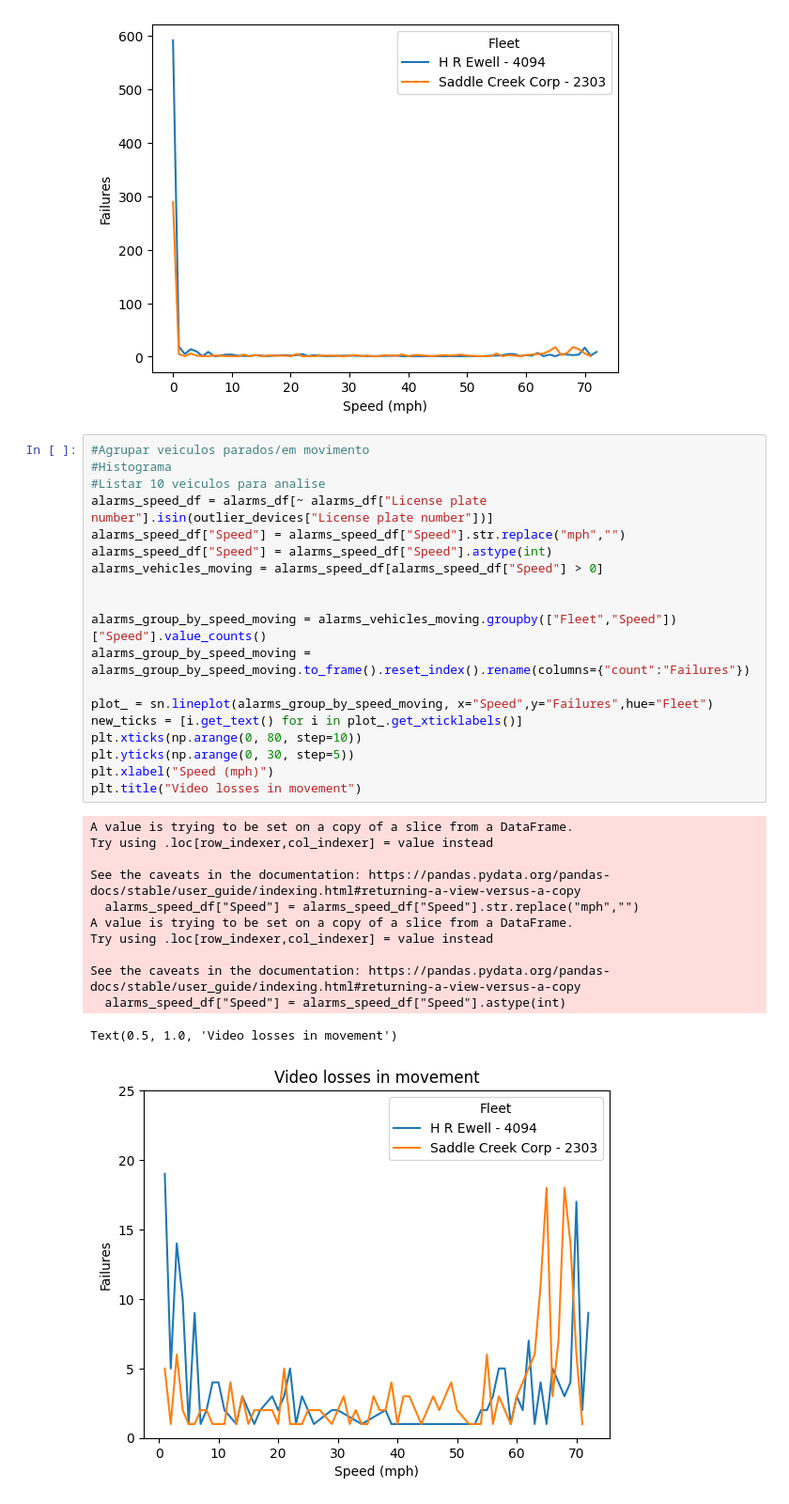
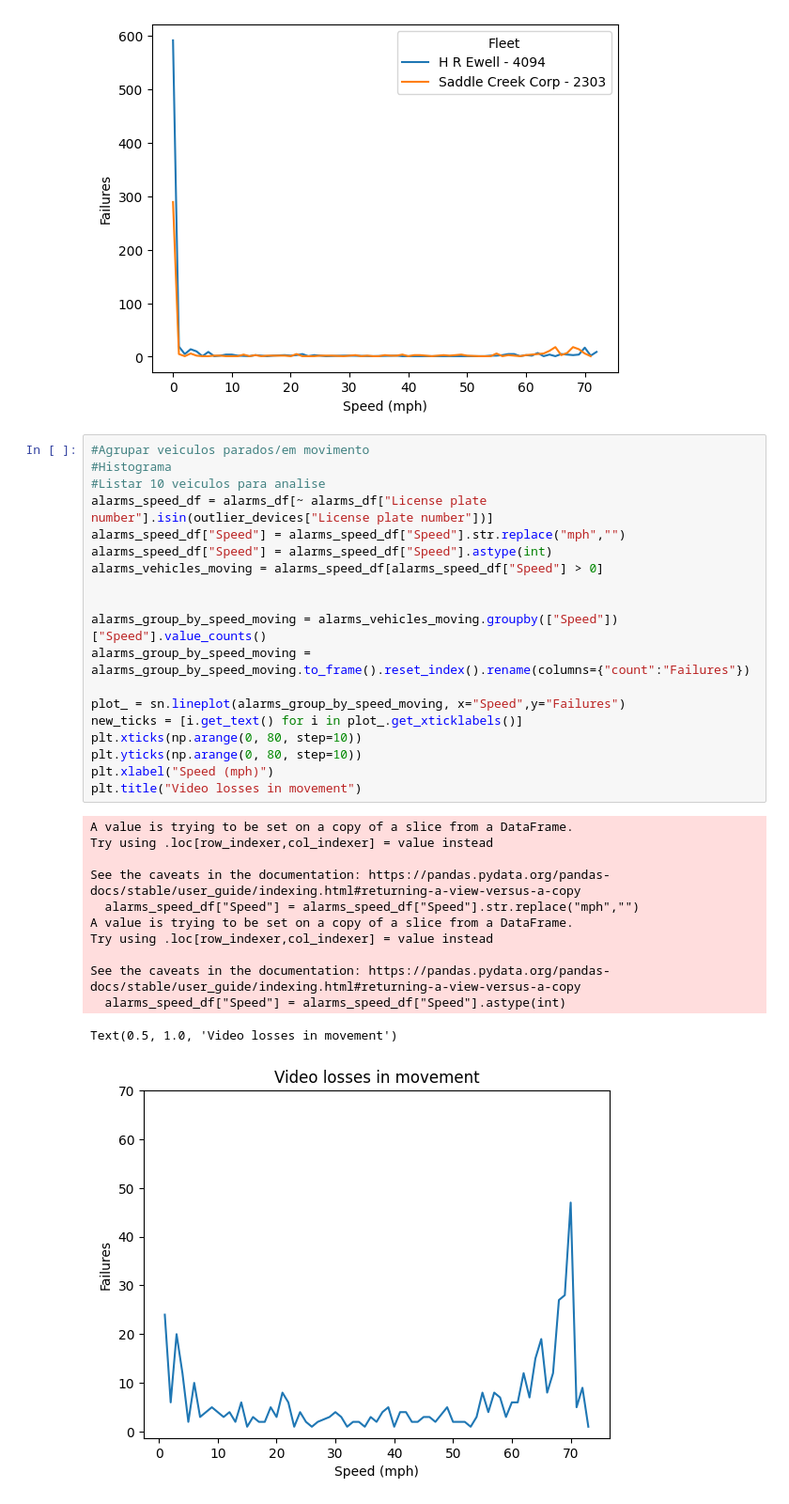
Before and after one commit to apolo-marton/video-loss-analysis, a Jupyter notebook: alarm_analysis.ipynb, the cells around one changed output. Shown at 94% size. Saved outputs shown, nothing was run; the diff lists cells and outputs as text.

```diff
--- a/alarm_analysis.ipynb
+++ b/alarm_analysis.ipynb
@@ -294,32 +294,32 @@ Text(0.5, 0, 'Speed (mph)')
 # %%
 #Agrupar veiculos parados/em movimento
 #Histograma
 #Listar 10 veiculos para analise
 alarms_speed_df = alarms_df[~ alarms_df["License plate number"].isin(outlier_devices["License plate number"])]
 alarms_speed_df["Speed"] = alarms_speed_df["Speed"].str.replace("mph","")
 alarms_speed_df["Speed"] = alarms_speed_df["Speed"].astype(int)
 alarms_vehicles_moving = alarms_speed_df[alarms_speed_df["Speed"] > 0]
 
 
-alarms_group_by_speed_moving = alarms_vehicles_moving.groupby(["Fleet","Speed"])["Speed"].value_counts()
+alarms_group_by_speed_moving = alarms_vehicles_moving.groupby(["Speed"])["Speed"].value_counts()
 alarms_group_by_speed_moving = alarms_group_by_speed_moving.to_frame().reset_index().rename(columns={"count":"Failures"})
 
-plot_ = sn.lineplot(alarms_group_by_speed_moving, x="Speed",y="Failures",hue="Fleet")
+plot_ = sn.lineplot(alarms_group_by_speed_moving, x="Speed",y="Failures")
 new_ticks = [i.get_text() for i in plot_.get_xticklabels()]
 plt.xticks(np.arange(0, 80, step=10))
-plt.yticks(np.arange(0, 30, step=5))
+plt.yticks(np.arange(0, 80, step=10))
 plt.xlabel("Speed (mph)")
 plt.title("Video losses in movement")
 # %% [output]
 A value is trying to be set on a copy of a slice from a DataFrame.
 Try using .loc[row_indexer,col_indexer] = value instead
 
 See the caveats in the documentation: https://pandas.pydata.org/pandas-docs/stable/user_guide/indexing.html#returning-a-view-versus-a-copy
   alarms_speed_df["Speed"] = alarms_speed_df["Speed"].str.replace("mph","")
 A value is trying to be set on a copy of a slice from a DataFrame.
 Try using .loc[row_indexer,col_indexer] = value instead
 
 See the caveats in the documentation: https://pandas.pydata.org/pandas-docs/stable/user_guide/indexing.html#returning-a-view-versus-a-copy
   alarms_speed_df["Speed"] = alarms_speed_df["Speed"].astype(int)
 Text(0.5, 1.0, 'Video losses in movement')
-[figure, old version]
+[figure, new version]
```
Also changed, not shown: parts of 3 cells of this notebook.
